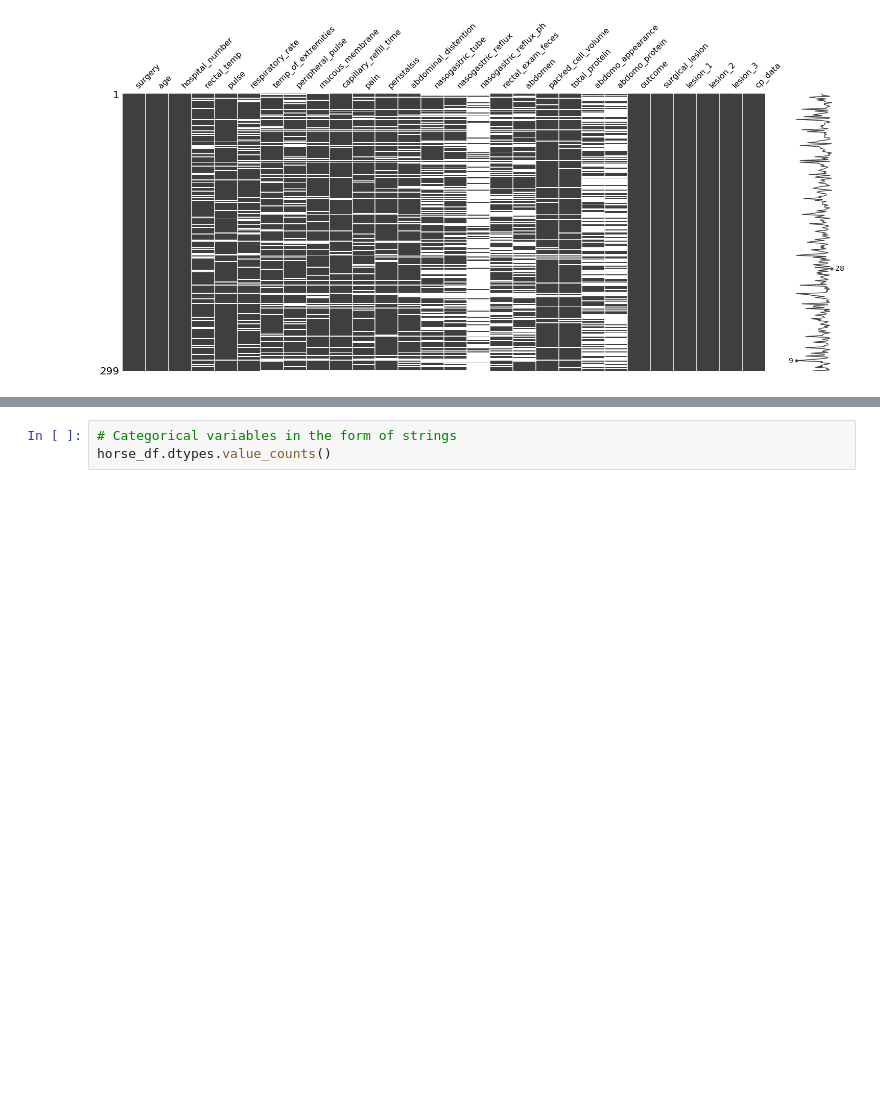
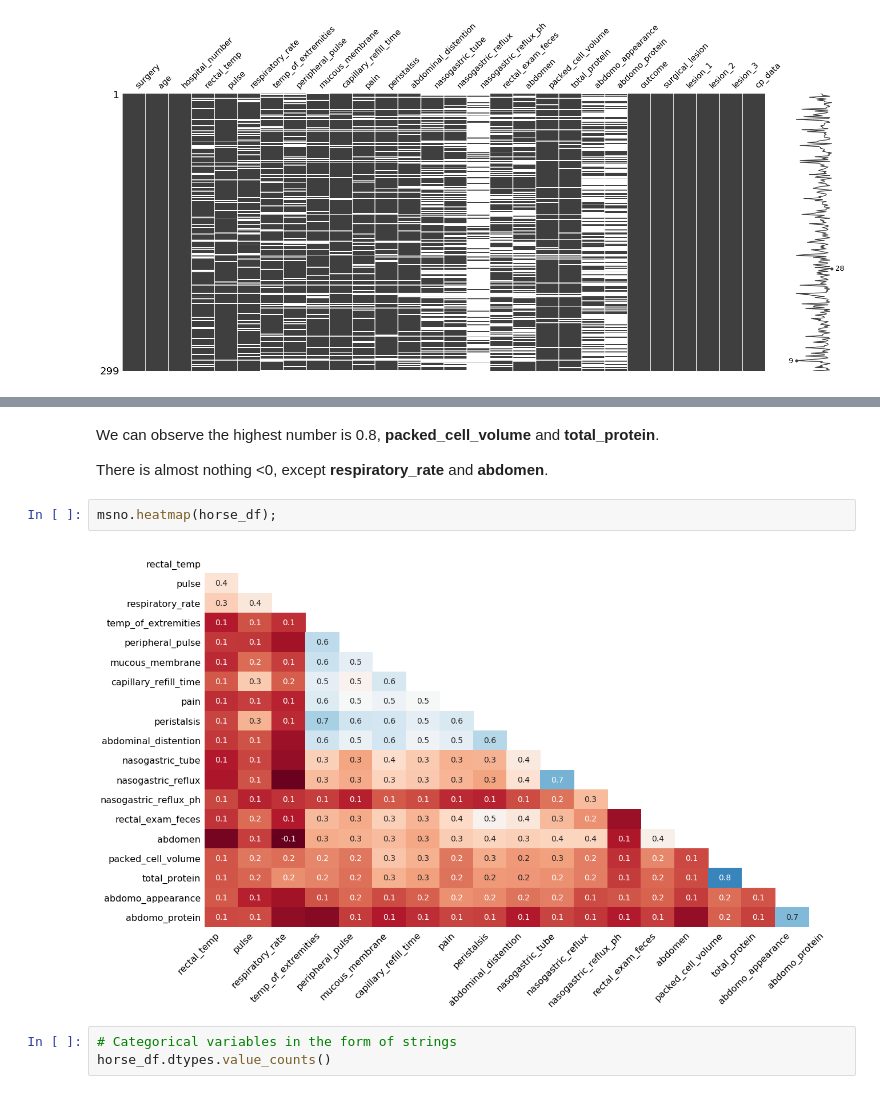
Before and after one commit to patricieni/ICM, a Jupyter notebook: code/notebooks/ODSC_London_2018.ipynb, the cells around one changed output, grey strips where cells are left out. Saved outputs shown, nothing was run; the diff lists cells and outputs as text; blank space fills up the shorter version.

```diff
--- a/code/notebooks/ODSC_London_2018.ipynb
+++ b/code/notebooks/ODSC_London_2018.ipynb
@@ -83,3 +90,11 @@ msno.matrix(horse_df);
+# %% [markdown]
+We can observe the highest number is 0.8, **packed_cell_volume** and **total_protein**.
+
+There is almost nothing <0, except **respiratory_rate** and **abdomen**.
+# %%
+msno.heatmap(horse_df);
+# %% [output]
+[figure, added]
 # %%
 # Categorical variables in the form of strings
 horse_df.dtypes.value_counts()
```
Also changed, not shown: parts of 12 cells of this notebook, 1 other file.
